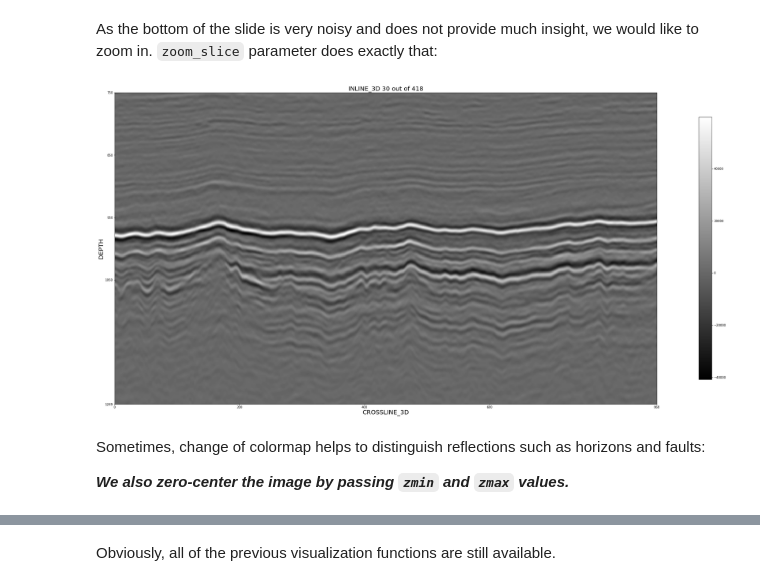
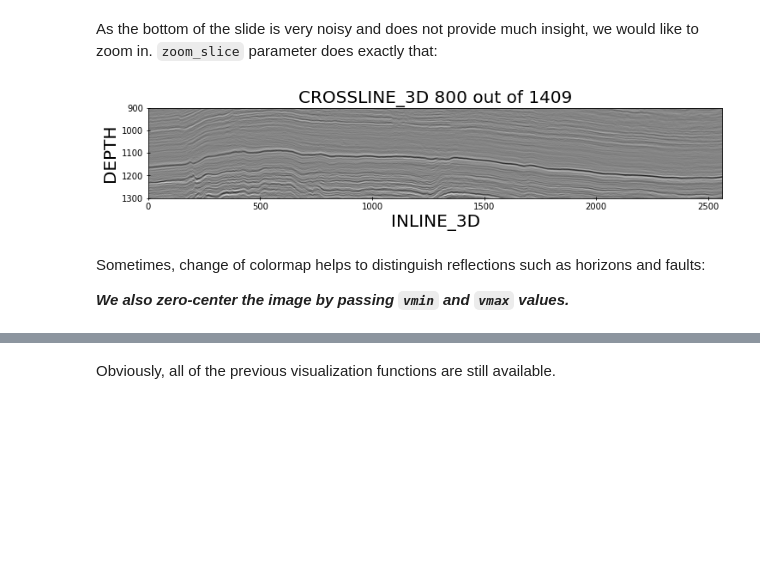
Before and after one commit to vodun/seismiqb, a Jupyter notebook: tutorials/01_Geometry.ipynb, the cells around one changed output, grey strips where cells are left out. Cells and saved outputs as stored; diff of their text form; code cells hidden in the pictures; blank space fills up the shorter version.

```diff
--- a/tutorials/01_Geometry.ipynb
+++ b/tutorials/01_Geometry.ipynb
@@ -118,0 +181,9 @@ We also provide `show_slide` method of `SeismicGeometry` class, that adds some n
+# %%
+for i in range(128+5): # 128 is a cache limit for load_slide
+    slide = geometry.load_slide(loc=i)
+print(f"Amount of cached slides: {geometry.cache_length}")
+print(f"Size of cached slides: {geometry.cache_size:.4f}\n")
+
+geometry.reset_cache()
+print(f"Amount of cached slides: {geometry.cache_length}")
+print(f"Size of cached slides: {geometry.cache_size}")
@@ -146,10 +253,0 @@ During early geological exploration of a field, multiple 2D gathers are collecte
-# %%
-%%time
-geometry = SeismicGeometry(
-    '/data/seismic/CUBE_D2/Line_2786008_LMK.segy',
-    headers=SeismicGeometry.HEADERS_PRE_FULL,
-    index_headers = ['TraceNumber'],
-    collect_stats=True, num_keep=30, spatial=False,
-)
-
-print(geometry)
@@ -185,9 +253,0 @@ This is a cube after multiple steps of processing: it is already summed and each
-# %%
-%%time
-geometry = SeismicGeometry(
-    '/data/seismic/CUBE_1/E_anon.sgy',
-    headers=SeismicGeometry.HEADERS_POST_FULL,
-    index_headers=SeismicGeometry.INDEX_CDP,
-)
-
-print(geometry)
@@ -220,10 +253,0 @@ All in all, if the `inline`/`crossline` headers are provided, always use them in
-# %%
-%%time
-geometry = SeismicGeometry(
-    '/data/seismic/CUBE_2/M_cube.sgy',
-    headers=SeismicGeometry.HEADERS_POST_FULL,
-    index_headers=SeismicGeometry.INDEX_POST,
-    collect_stats=True, spatial=True,
-)
-
-print(geometry)
@@ -265,12 +254,12 @@ geometry.show_slide(loc=30, figsize=(18, 8))
 # %% [markdown]
 As the bottom of the slide is very noisy and does not provide much insight, we would like to zoom in. `zoom_slice` parameter does exactly that:
 # %%
-geometry.show_slide(loc=30, figsize=(35, 35),
-                    zoom_slice=(slice(None), slice(750, 1250)))
+geometry.show_slide(loc=800, axis=1, figsize=(12, 6),
+                    zoom_slice=(slice(None), slice(900, 1300)))
 # %% [output]
-[figure, old version]
+[figure, new version]
 # %% [markdown]
 Sometimes, change of colormap helps to distinguish reflections such as horizons and faults:
 
-***We also zero-center the image by passing `zmin` and `zmax` values.***
+***We also zero-center the image by passing `vmin` and `vmax` values.***
 # %%
```
Also changed, not shown: parts of 83 cells of this notebook, 2 other files.
